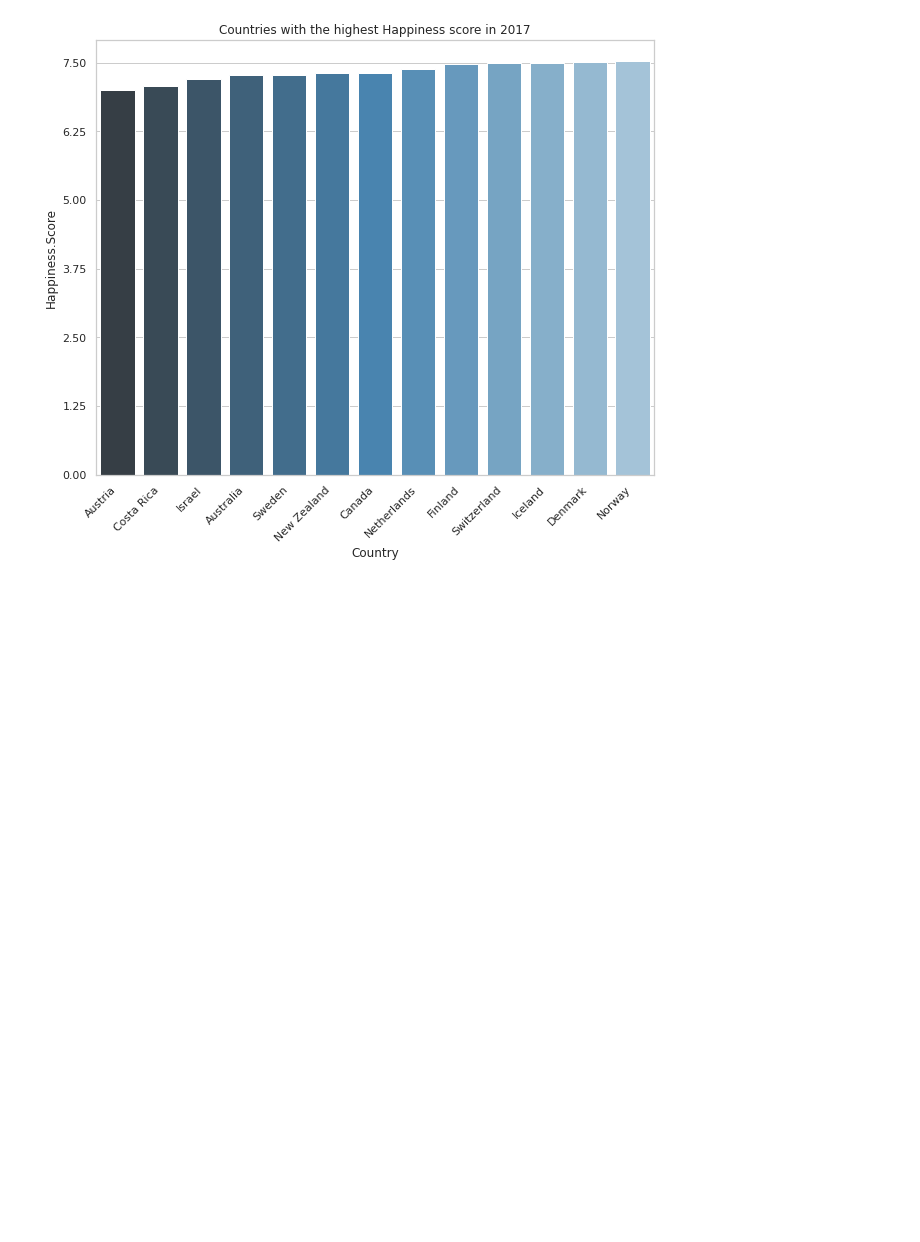
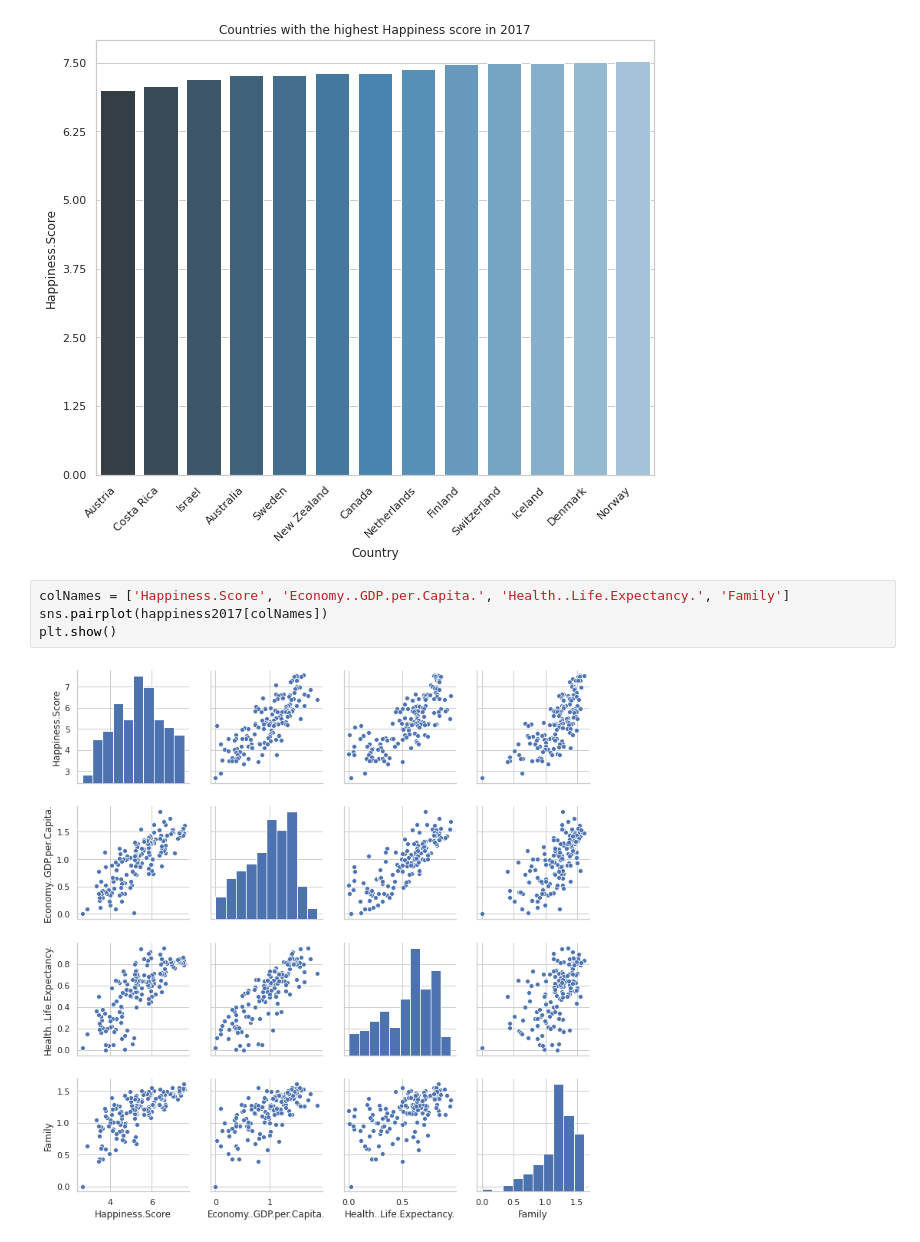
Before and after one commit to ArminD93/WorldHappinessReport, a Jupyter notebook: WorldHappinessReport_2017.ipynb, the cells around one changed output. Cells and saved outputs as stored; diff of their text form; blank space fills up the shorter version.

```diff
--- a/WorldHappinessReport_2017.ipynb
+++ b/WorldHappinessReport_2017.ipynb
@@ -81,3 +81,9 @@ g.set_xticklabels( g.get_xticklabels(), rotation=45,  horizontalalignment='right
 plt.show()
 # %% [output]
 [figure]
+# %%
+colNames = ['Happiness.Score', 'Economy..GDP.per.Capita.', 'Health..Life.Expectancy.', 'Family']
+sns.pairplot(happiness2017[colNames])
+plt.show()
+# %% [output]
+[figure, added]
```
Also changed, not shown: parts of 6 cells of this notebook.
